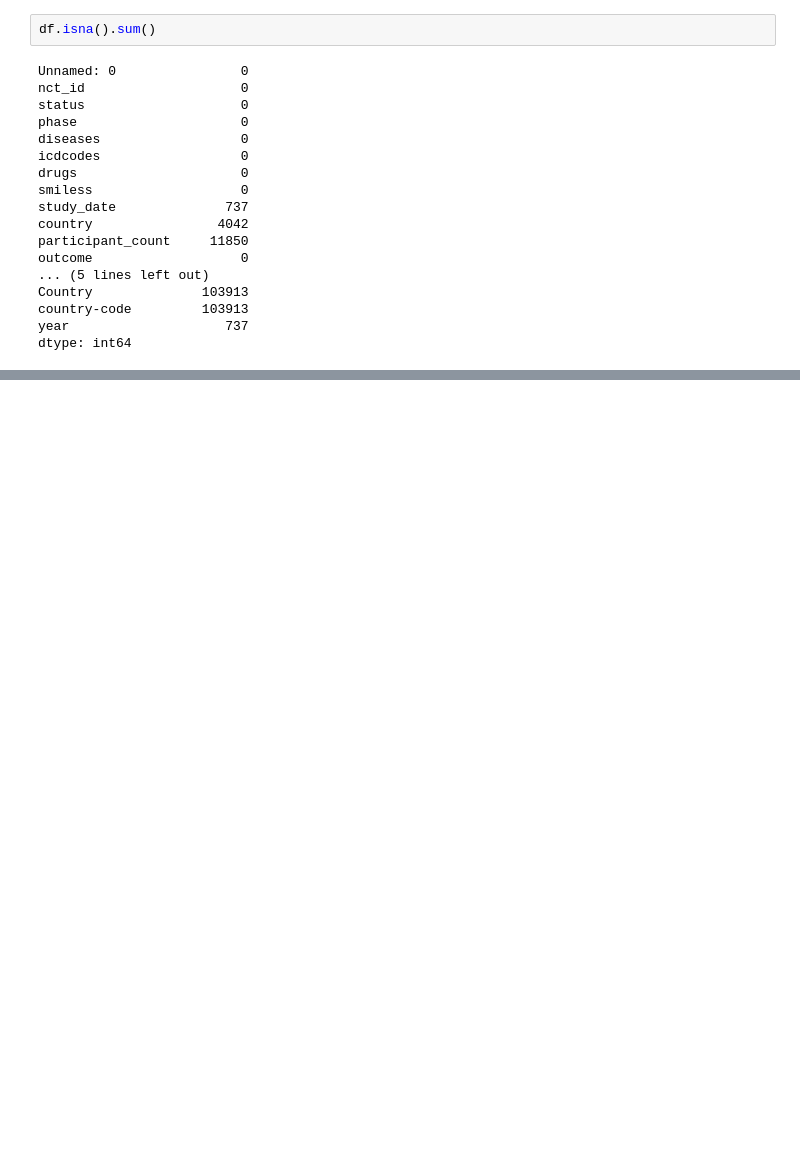
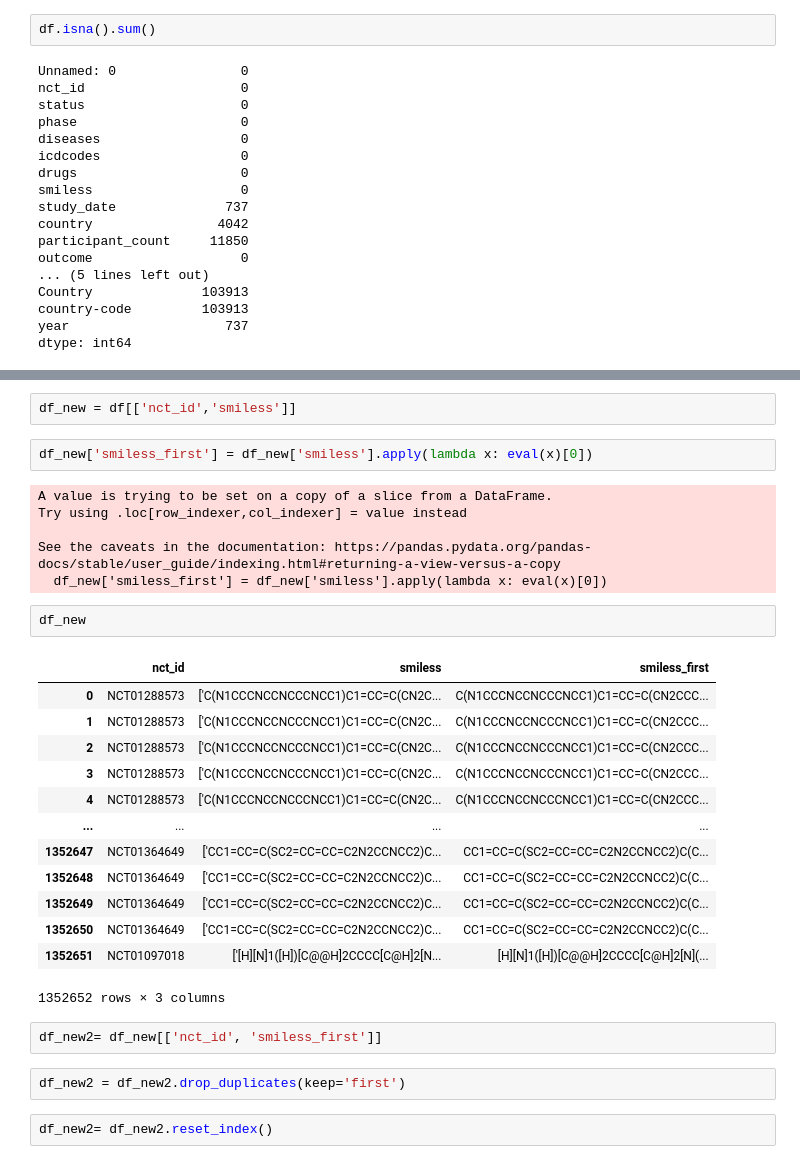
Before and after one commit to keziatesiman/bmi706-final_project, a Jupyter notebook: Playground.ipynb, the cells around one changed output, grey strips where cells are left out. Cells and saved outputs as stored; diff of their text form; blank space fills up the shorter version.

```diff
--- a/Playground.ipynb
+++ b/Playground.ipynb
@@ -476,0 +511,32 @@ dtype: int64
+# %%
+df_new = df[['nct_id','smiless']]
+# %%
+df_new['smiless_first'] = df_new['smiless'].apply(lambda x: eval(x)[0])
+# %% [output]
+A value is trying to be set on a copy of a slice from a DataFrame.
+Try using .loc[row_indexer,col_indexer] = value instead
+
+See the caveats in the documentation: https://pandas.pydata.org/pandas-docs/stable/user_guide/indexing.html#returning-a-view-versus-a-copy
+  df_new['smiless_first'] = df_new['smiless'].apply(lambda x: eval(x)[0])
+# %%
+df_new
+# %% [output]
+|  | nct_id | smiless | smiless_first |
+| 0 | NCT01288573 | ['C(N1CCCNCCNCCCNCC1)C1=CC=C(CN2C... | C(N1CCCNCCNCCCNCC1)C1=CC=C(CN2CCC... |
+| 1 | NCT01288573 | ['C(N1CCCNCCNCCCNCC1)C1=CC=C(CN2C... | C(N1CCCNCCNCCCNCC1)C1=CC=C(CN2CCC... |
+| 2 | NCT01288573 | ['C(N1CCCNCCNCCCNCC1)C1=CC=C(CN2C... | C(N1CCCNCCNCCCNCC1)C1=CC=C(CN2CCC... |
+| 3 | NCT01288573 | ['C(N1CCCNCCNCCCNCC1)C1=CC=C(CN2C... | C(N1CCCNCCNCCCNCC1)C1=CC=C(CN2CCC... |
+| 4 | NCT01288573 | ['C(N1CCCNCCNCCCNCC1)C1=CC=C(CN2C... | C(N1CCCNCCNCCCNCC1)C1=CC=C(CN2CCC... |
+| ... | ... | ... | ... |
+| 1352647 | NCT01364649 | ['CC1=CC=C(SC2=CC=CC=C2N2CCNCC2)C... | CC1=CC=C(SC2=CC=CC=C2N2CCNCC2)C(C... |
+| 1352648 | NCT01364649 | ['CC1=CC=C(SC2=CC=CC=C2N2CCNCC2)C... | CC1=CC=C(SC2=CC=CC=C2N2CCNCC2)C(C... |
+| 1352649 | NCT01364649 | ['CC1=CC=C(SC2=CC=CC=C2N2CCNCC2)C... | CC1=CC=C(SC2=CC=CC=C2N2CCNCC2)C(C... |
+| 1352650 | NCT01364649 | ['CC1=CC=C(SC2=CC=CC=C2N2CCNCC2)C... | CC1=CC=C(SC2=CC=CC=C2N2CCNCC2)C(C... |
+| 1352651 | NCT01097018 | ['[H][N]1([H])[C@@H]2CCCC[C@H]2[N... | [H][N]1([H])[C@@H]2CCCC[C@H]2[N](... |
+1352652 rows × 3 columns
+# %%
+df_new2= df_new[['nct_id', 'smiless_first']]
+# %%
+df_new2 = df_new2.drop_duplicates(keep='first')
+# %%
+df_new2= df_new2.reset_index()
```
Also changed, not shown: parts of 23 cells of this notebook.
